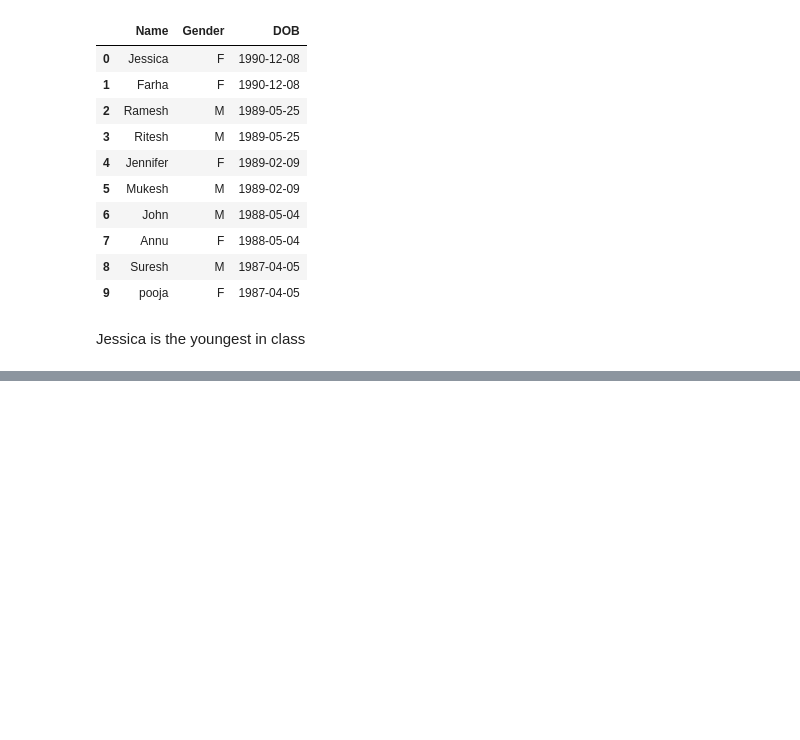
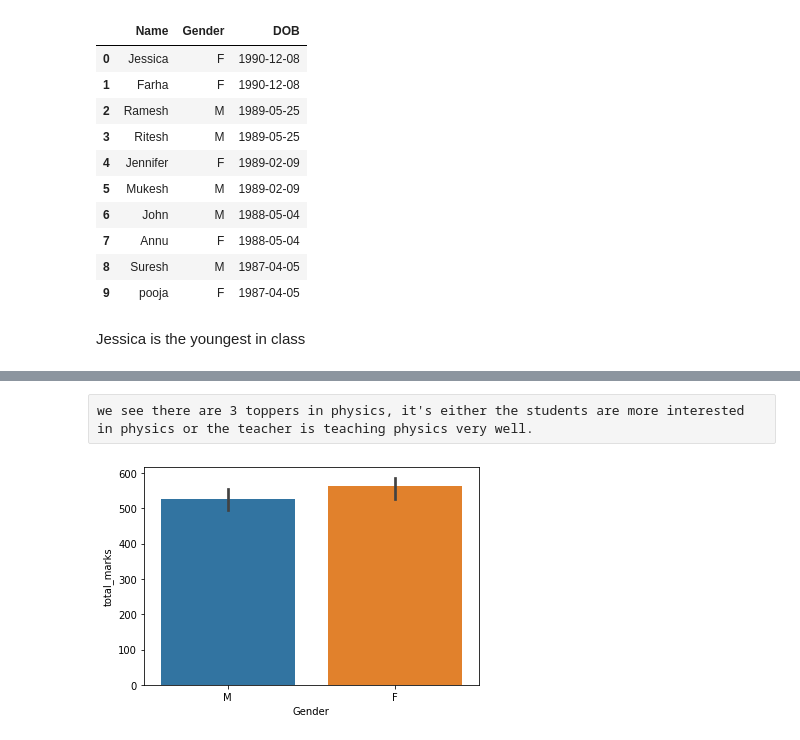
Before and after one commit to HemantPatar/Project-DYnamics-M20, a Jupyter notebook: Project 1 ( EDA with MySQL)folderwith (TXT file with SQLcodes & ipynb file with EDA)/Project 1 ( EDA with MySQL) .ipynb, the cells around one changed output, grey strips where cells are left out. Saved outputs shown, nothing was run; the diff lists cells and outputs as text; code cells hidden in the pictures; blank space fills up the shorter version.

```diff
--- a/Project 1 ( EDA with MySQL)folderwith (TXT file with SQLcodes & ipynb file with EDA)/Project 1 ( EDA with MySQL) .ipynb
+++ b/Project 1 ( EDA with MySQL)folderwith (TXT file with SQLcodes & ipynb file with EDA)/Project 1 ( EDA with MySQL) .ipynb
@@ -246,0 +263,9 @@ con.close;
+# %%
+subjects=['Maths', 'Physics', 'Chemistry', 'English','Biology', 'Economics', 'History', 'Civics']
+# %%
+total_marks=pd.Series()
+total_marks=0
+for i in subjects:
+    total_marks=total_marks+df[i]
+df["total_marks"]=total_marks
+df
@@ -246,0 +321,10 @@ con.close;
+# %% [raw]
+we see there are 3 toppers in physics, it's either the students are more interested in physics or the teacher is teaching physics very well.
+# %%
+#lets see the male vs female students marks scoring in class
+import seaborn as sns
+import matplotlib.pyplot as plt
+sns.barplot(x=df["Gender"],y=df["total_marks"],data=df)
+plt.show()
+# %% [output]
+[figure, added]
```
Also changed, not shown: parts of 6 cells of this notebook.
